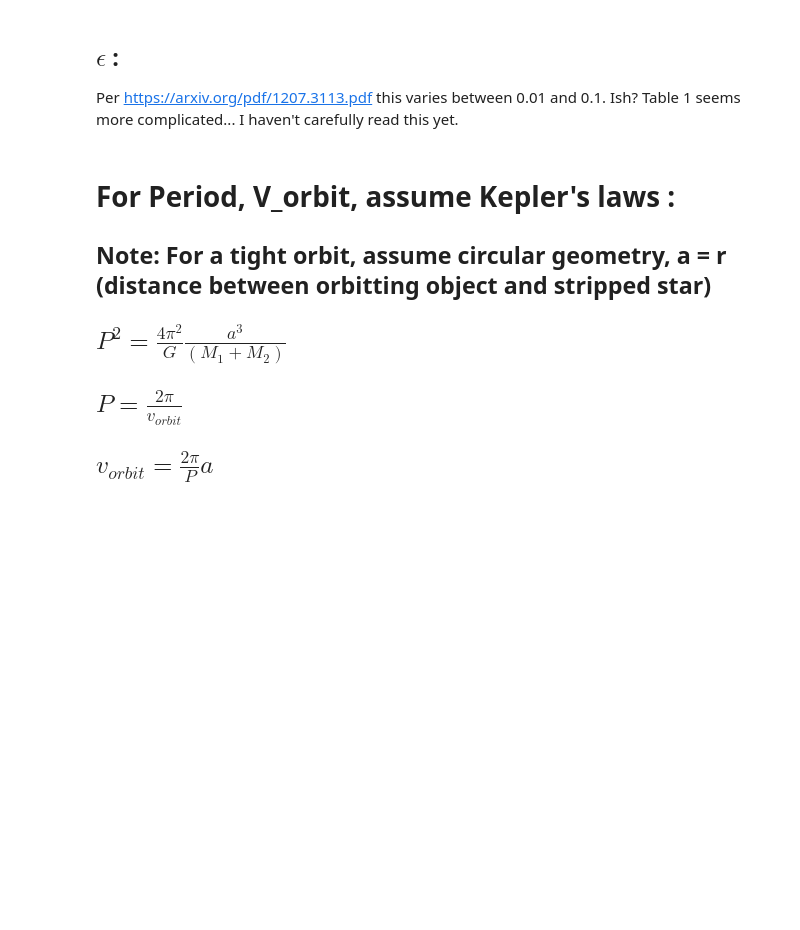
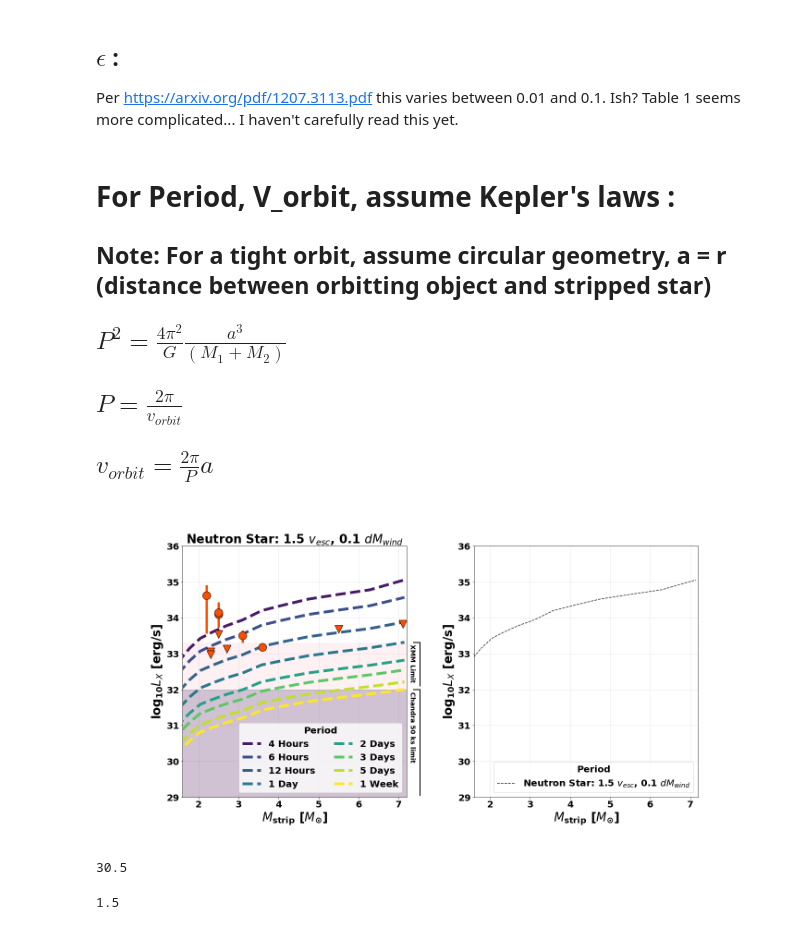
Before and after one commit to AstroLudwig/ChandraXrayBinaries, a Jupyter notebook: Xray/XrayLuminosity.ipynb, the cells around one changed output. Cells and saved outputs as stored; diff of their text form; code cells hidden in the pictures; blank space fills up the shorter version.

Commit message:
Added legs to side of plot

```diff
--- a/Xray/XrayLuminosity.ipynb
+++ b/Xray/XrayLuminosity.ipynb
@@ -402,34 +453,56 @@ ax.scatter(2.5,np.log10(3.5e33),marker="v",s=300,c=obsv_color,edgecolor="black",
 
 for single_period,label,color in zip(periods,period_labels,colors):
 
     Xray = xray(df,single_period)
 
     Xray_L = np.log10(Xray.neutron_star_luminosity.value)
 
     ax.plot(Xray.M_stripped / const.M_sun, Xray_L,label=label,c=color,ls="--",lw=6)
 
 
 for axes in [ax,bx]:
     axes.set_xlabel("$M_{\\mathrm{strip}}$ [$M_{\\odot}$]",fontsize=labelsize)
     axes.set_ylabel("$\\log_{10} L_X$ [erg/s]",fontsize=labelsize)
 
 
 
     lg = axes.legend(fontsize=ticksize,loc="lower right",title="Period",ncol=2)
     lg.get_title().set_fontsize(ticksize)
     axes.grid(c="gray", alpha=0.2)
 
 
 
 
 
     axes.set_xlim(1.6,7.2)
     axes.set_ylim(29,36)
     axes.set_xticks(ticks=[2,3,4,5,6,7])
     axes.set_xticklabels([2,3,4,5,6,7], fontsize=ticksize)
-    axes.set_yticks([30,31,32,33,34,35,36])
-    axes.set_yticklabels([30,31,32,33,34,35,36], fontsize=ticksize)
+    axes.set_yticks([29,30,31,32,33,34,35,36])
+    axes.set_yticklabels([29,30,31,32,33,34,35,36], fontsize=ticksize)
 
-ax.text(7.25,32.15,"XMM Limit",fontsize=14,rotation=-90,c="black")
-ax.text(7.25,29.55,"Chandra 50 ks limit",fontsize=14,rotation=-90,c="black")
+ax.text(7.25,32.23,"XMM Limit",fontsize=14,rotation=-90,c="black")
+ax.text(7.25,30,"Chandra 50 ks limit",fontsize=14,rotation=-90,c="black")
 ax.set_title(r"Neutron Star: 1.5 $v_{esc}$, 0.1 $dM_{wind}$",fontsize=labelsize)
+
+plt.subplots_adjust(wspace=0.3)
+
+ax2 = plt.axes([0,0,1,1], facecolor=(1,1,1,0))
+x_l = 0.482
+l_width = 2
+line = lines.Line2D([x_l, x_l], [0.46, 0.59], lw=l_width, color='black', alpha=1)
+line2 = lines.Line2D([x_l,x_l], [0.13, 0.448], lw=l_width, color='black', alpha=1)
+line3 = lines.Line2D([x_l-.01,x_l], [0.448, 0.448], lw=l_width, color='black', alpha=1)
+line4 = lines.Line2D([x_l-.01,x_l], [0.13, 0.13], lw=l_width, color='black', alpha=1)
+line5 = lines.Line2D([x_l-.01,x_l], [0.59, 0.59], lw=l_width, color='black', alpha=1)
+
+ax2.add_line(line)
+ax2.add_line(line2)
+ax2.add_line(line3)
+#ax2.add_line(line4)
+ax2.add_line(line5)
+ax2.set_frame_on(False)
+ax2.get_xaxis().set_visible(False)
+ax2.get_yaxis().set_visible(False)
+# %% [output]
+[figure, added]
@@ -477,0 +509,8 @@ colors = ["#461969ff","#3c4f8aff","#29788eff","#25a186ff","#5cc863ff","#c3df2eff
+# %%
+29+1.5
+# %% [output]
+30.5
+# %%
+3/2
+# %% [output]
+1.5
```
Also changed, not shown: parts of 7 cells of this notebook.
